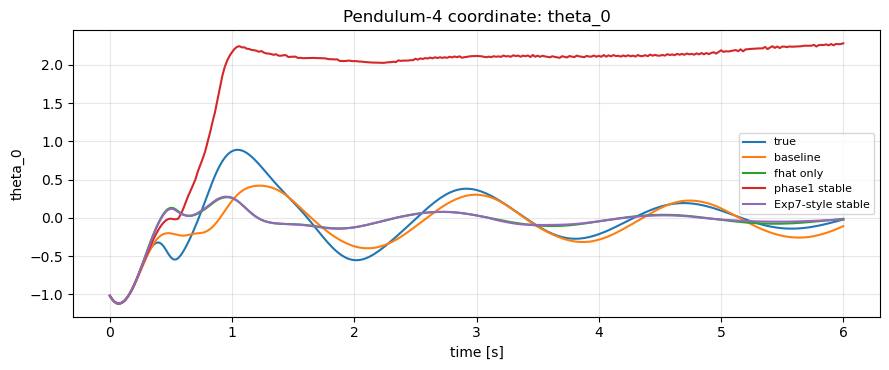
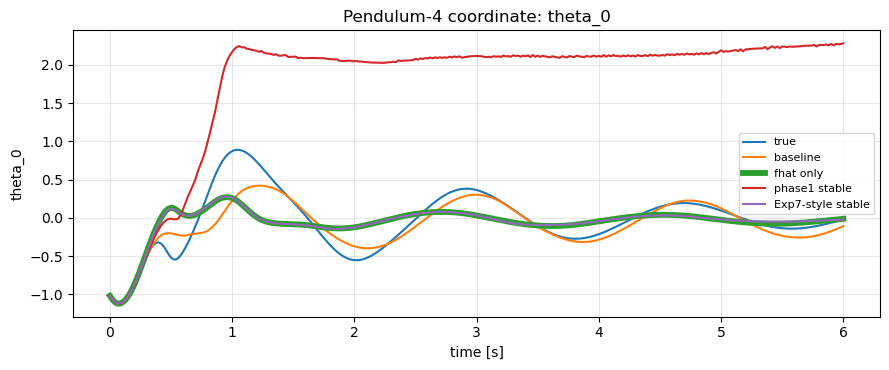
The change to this notebook cell's code, shown as a diff; its figure went from the first image to the second:
--- before
+++ after
@@ -6,5 +6,5 @@
     plt.plot(t, true_traj[:, traj_id, j], label="true")
     plt.plot(t, baseline_traj[:, traj_id, j], label="baseline")
-    plt.plot(t, fhat_traj[:, traj_id, j], label="fhat only")
+    plt.plot(t, fhat_traj[:, traj_id, j], label="fhat only", linewidth=4.2)
     plt.plot(t, phase1_stable_traj[:, traj_id, j], label="phase1 stable")
     plt.plot(t, exp7_stable_traj[:, traj_id, j], label="Exp7-style stable")

Commit: edit